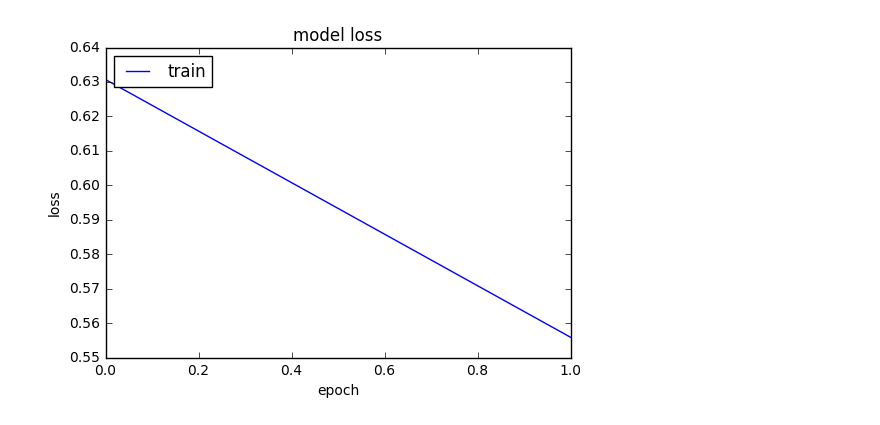
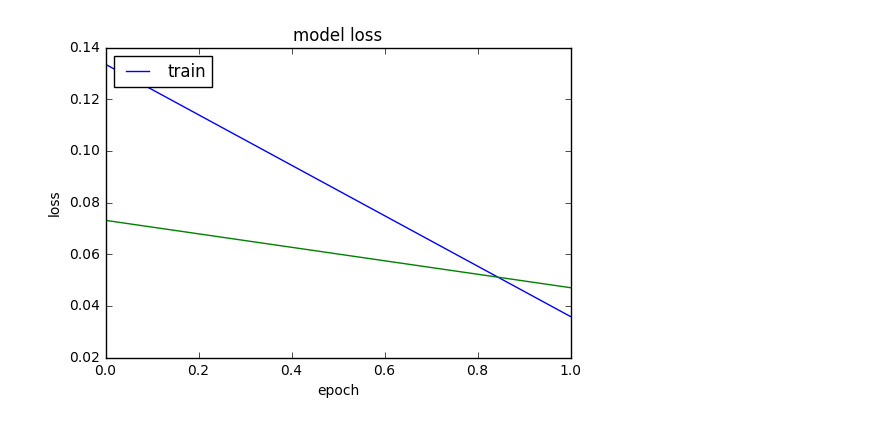
Before and after one commit to mbalty/mlmi-project, a Jupyter notebook: MyResNet.ipynb, the cells around one changed output. Saved outputs shown, nothing was run; the diff lists cells and outputs as text; code cells hidden in the pictures.

```diff
--- a/MyResNet.ipynb
+++ b/MyResNet.ipynb
@@ -91,3 +93,5 @@ Total params: 505,249
 Trainable params: 503,425
 Non-trainable params: 1,824
 ____________________________________________________________________________________________________
+# %%
+model.set_weights('./training-checkpoint/checkpoint-99-0.00.hdf5')
@@ -111,7 +117,7 @@ class NBatchLogger(Callback):
 #train just 1000 samples, 3 epochs
 # if False:
 checkpoint = ModelCheckpoint(filepath='./training-checkpoint/checkpoint-{epoch:02d}-{val_loss:.2f}.hdf5')
-out_batch = NBatchLogger(display=1)
-history = model.fit(x=Xtrain[:1000], y=Ytrain[:1000],
-          nb_epoch=nb_epoch, batch_size=batch_size,validation_split=0.1, verbose=1, callbacks=[checkpoint, out_batch])
+# out_batch = NBatchLogger(display=1)
+history = model.fit(x=Xtrain, y=Ytrain,
+          nb_epoch=nb_epoch, batch_size=batch_size,validation_split=0.1, verbose=1, callbacks=[checkpoint])
 # %% [output]
@@ -135,13 +129,13 @@ Epoch 1/2
 # %%
 plt.plot(history.history['loss'])
-# plt.plot(history.history['val_loss'])
+plt.plot(history.history['val_loss'])
 plt.title('model loss')
 plt.ylabel('loss')
 plt.xlabel('epoch')
 plt.legend(['train'], loc='upper left')
 plt.show()
 # %% [output]
-[figure, old version]
+[figure, new version]
 # %%
 model.evaluate(x=Xtest, y=Ytest,batch_size=batch_size)
 # %%
```
Also changed, not shown: parts of 4 cells of this notebook, 1 other file.
